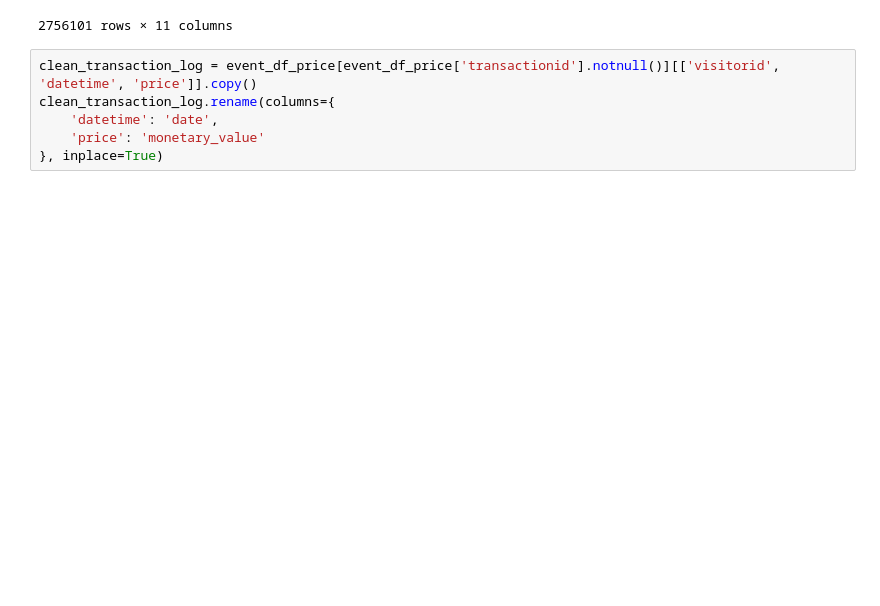
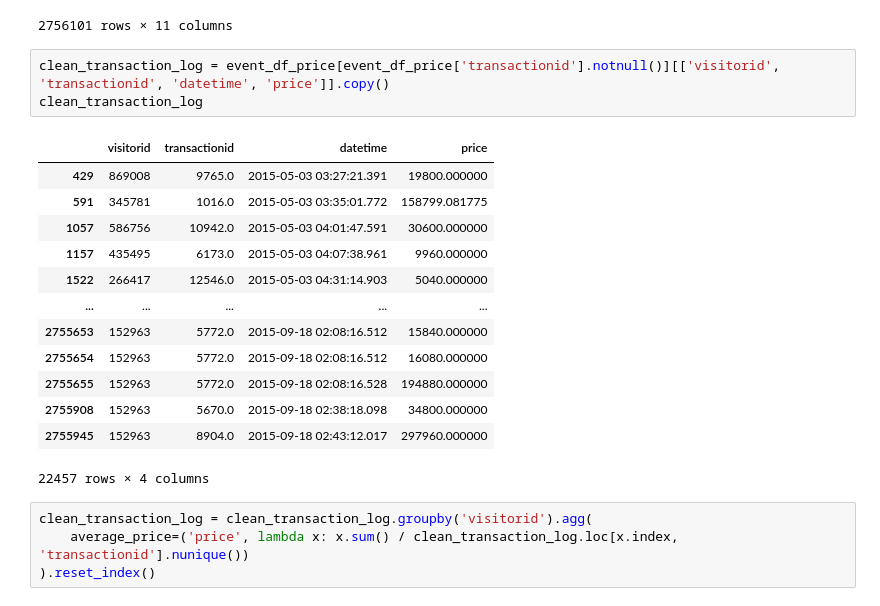
Before and after one commit to bluff-king/Customer-Segment-Personalization, a Jupyter notebook: CRISPDM/03_Data_Preparation.ipynb, the cells around one changed output. Drawn from its saved outputs; the diff is of its cells as text; blank space fills up the shorter version.

```diff
--- a/CRISPDM/03_Data_Preparation.ipynb
+++ b/CRISPDM/03_Data_Preparation.ipynb
@@ -230,8 +230,23 @@ event_df_price
 | 2756100 | 1442545187788 | 1287495 | view | 98299 | NaN | 7920.000000 | 2015-09-18 02:59:47.788 | 1 | 0 | 0 | ... |
 2756101 rows × 11 columns
 # %%
-clean_transaction_log = event_df_price[event_df_price['transactionid'].notnull()][['visitorid', 'datetime', 'price']].copy()
-clean_transaction_log.rename(columns={
-    'datetime': 'date',
-    'price': 'monetary_value'
-}, inplace=True)
+clean_transaction_log = event_df_price[event_df_price['transactionid'].notnull()][['visitorid', 'transactionid', 'datetime', 'price']].copy()
+clean_transaction_log
+# %% [output]
+|  | visitorid | transactionid | datetime | price |
+| 429 | 869008 | 9765.0 | 2015-05-03 03:27:21.391 | 19800.000000 |
+| 591 | 345781 | 1016.0 | 2015-05-03 03:35:01.772 | 158799.081775 |
+| 1057 | 586756 | 10942.0 | 2015-05-03 04:01:47.591 | 30600.000000 |
+| 1157 | 435495 | 6173.0 | 2015-05-03 04:07:38.961 | 9960.000000 |
+| 1522 | 266417 | 12546.0 | 2015-05-03 04:31:14.903 | 5040.000000 |
+| ... | ... | ... | ... | ... |
+| 2755653 | 152963 | 5772.0 | 2015-09-18 02:08:16.512 | 15840.000000 |
+| 2755654 | 152963 | 5772.0 | 2015-09-18 02:08:16.512 | 16080.000000 |
+| 2755655 | 152963 | 5772.0 | 2015-09-18 02:08:16.528 | 194880.000000 |
+| 2755908 | 152963 | 5670.0 | 2015-09-18 02:38:18.098 | 34800.000000 |
+| 2755945 | 152963 | 8904.0 | 2015-09-18 02:43:12.017 | 297960.000000 |
+22457 rows × 4 columns
+# %%
+clean_transaction_log = clean_transaction_log.groupby('visitorid').agg(
+    average_price=('price', lambda x: x.sum() / clean_transaction_log.loc[x.index, 'transactionid'].nunique())
+).reset_index()
```
Also changed, not shown: parts of 3 cells of this notebook.
